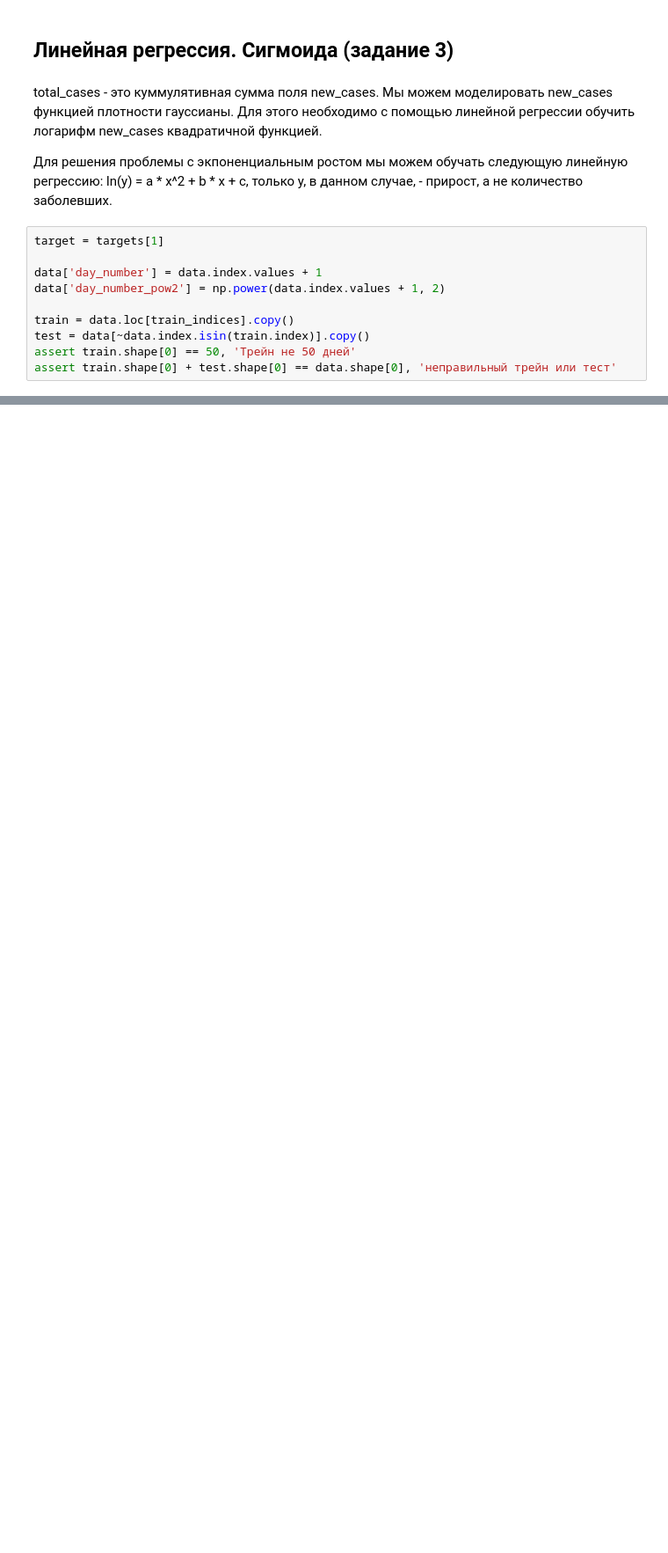
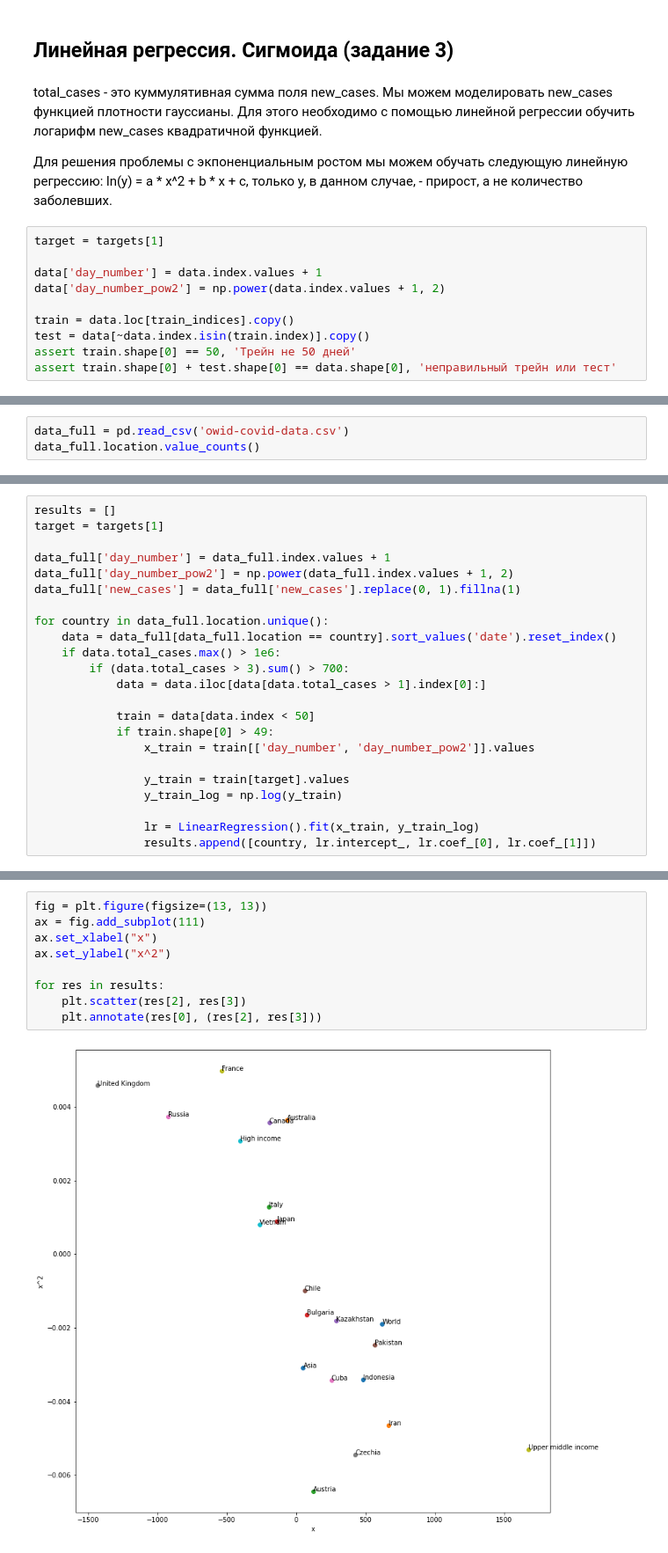
Before and after one commit to made-hw/AML, a Jupyter notebook: Продвинутое машинное обучение.ДЗ 1.ipynb, the cells around one changed output, grey strips where cells are left out. Shown at 88% size. Drawn from its saved outputs; the diff is of its cells as text; blank space fills up the shorter version.

```diff
--- a/Продвинутое машинное обучение.ДЗ 1.ipynb
+++ b/Продвинутое машинное обучение.ДЗ 1.ipynb
@@ -241,0 +326,3 @@ data.loc[:200, [target, f'prediction_{target}']].plot(title='Прогноз пр
+# %%
+data_full = pd.read_csv('owid-covid-data.csv')
+data_full.location.value_counts()
@@ -241,0 +362,23 @@ data.loc[:200, [target, f'prediction_{target}']].plot(title='Прогноз пр
+# %%
+results = []
+target = targets[1]
+
+data_full['day_number'] = data_full.index.values + 1
+data_full['day_number_pow2'] = np.power(data_full.index.values + 1, 2)
+data_full['new_cases'] = data_full['new_cases'].replace(0, 1).fillna(1)
+
+for country in data_full.location.unique():
+    data = data_full[data_full.location == country].sort_values('date').reset_index()
+    if data.total_cases.max() > 1e6:
+        if (data.total_cases > 3).sum() > 700:
+            data = data.iloc[data[data.total_cases > 1].index[0]:]
+
+            train = data[data.index < 50]
+            if train.shape[0] > 49:
+                x_train = train[['day_number', 'day_number_pow2']].values
+
+                y_train = train[target].values
+                y_train_log = np.log(y_train)
+
+                lr = LinearRegression().fit(x_train, y_train_log)
+                results.append([country, lr.intercept_, lr.coef_[0], lr.coef_[1]])
@@ -241,0 +387,11 @@ data.loc[:200, [target, f'prediction_{target}']].plot(title='Прогноз пр
+# %%
+fig = plt.figure(figsize=(13, 13))
+ax = fig.add_subplot(111)
+ax.set_xlabel("x")
+ax.set_ylabel("x^2")
+
+for res in results:
+    plt.scatter(res[2], res[3])
+    plt.annotate(res[0], (res[2], res[3]))
+# %% [output]
+[figure, added]
```
Also changed, not shown: parts of 23 cells of this notebook.
